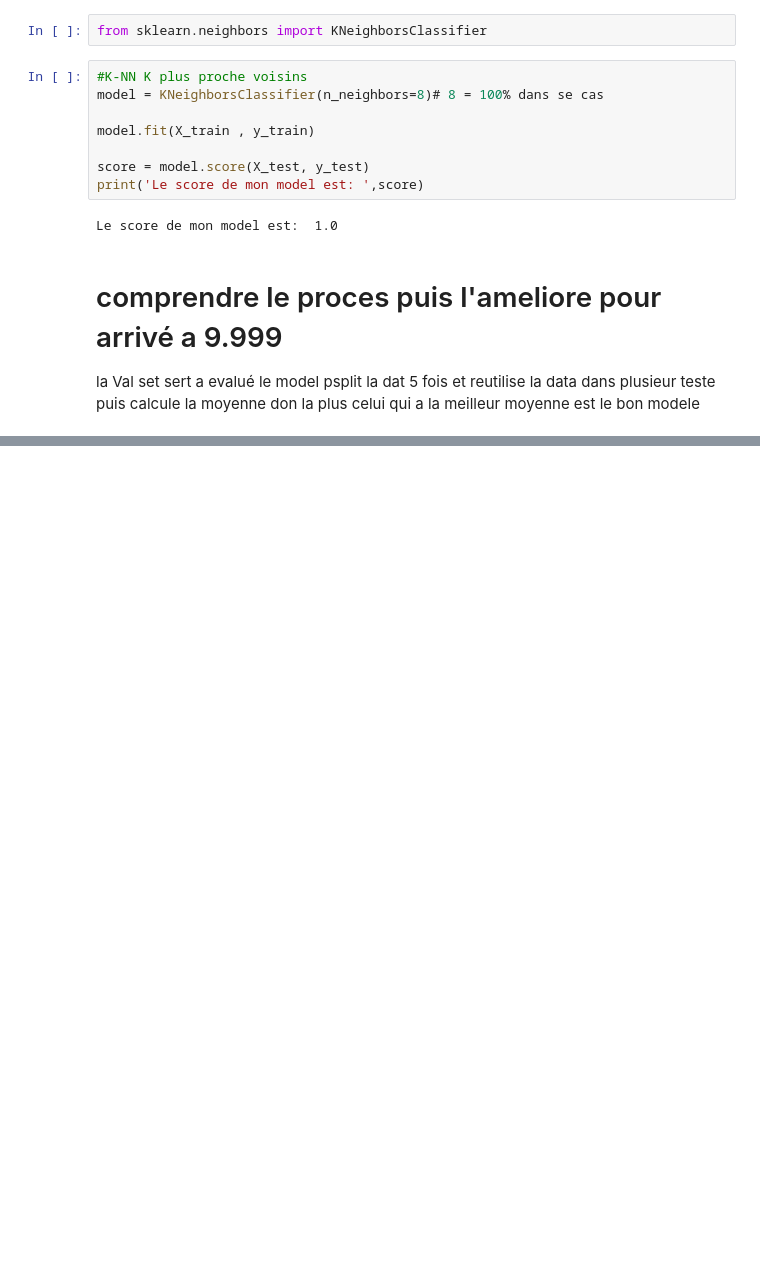
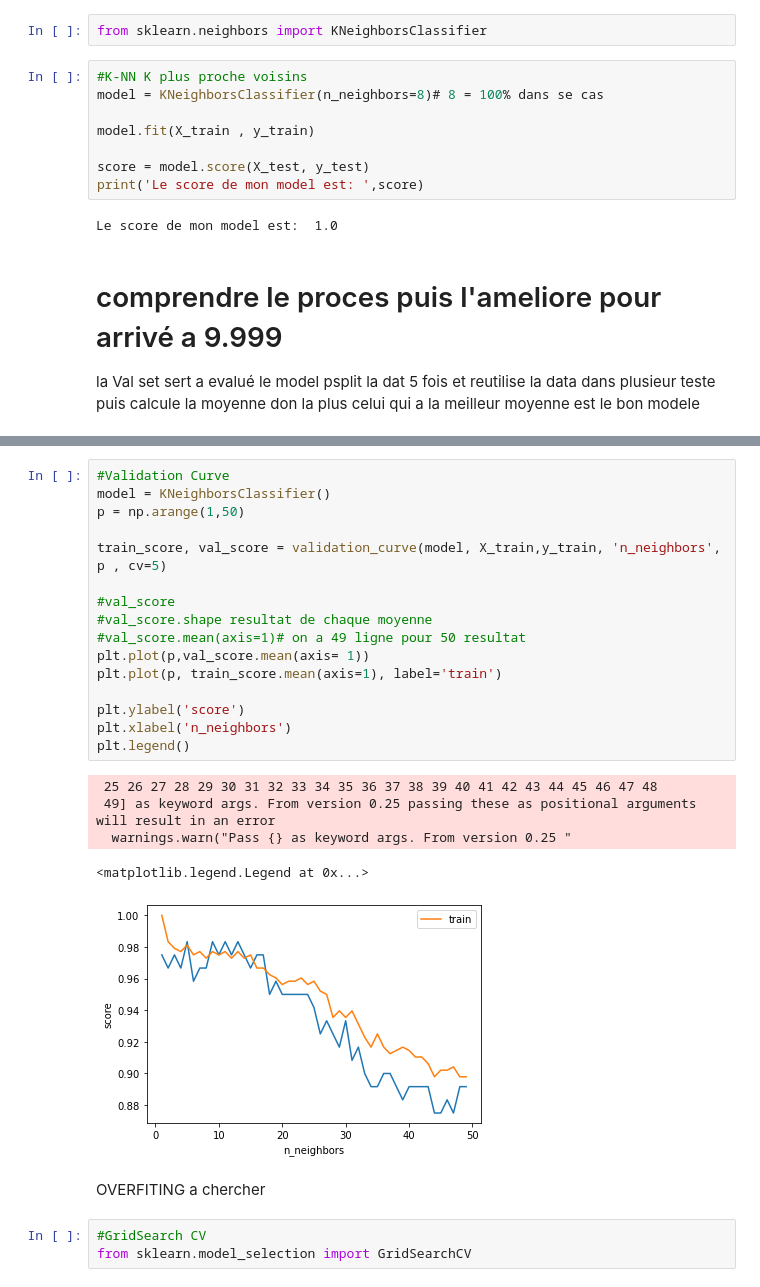
Before and after one commit to ShaD971/Machine-Learning, a Jupyter notebook: Machine Learning(Sikit-learn).ipynb, the cells around one changed output, grey strips where cells are left out. Cells and saved outputs as stored; diff of their text form; blank space fills up the shorter version.

```diff
--- a/Machine Learning(Sikit-learn).ipynb
+++ b/Machine Learning(Sikit-learn).ipynb
@@ -161,0 +177,27 @@ psplit la dat 5 fois et reutilise la data dans plusieur teste puis calcule la mo
+# %%
+#Validation Curve
+model = KNeighborsClassifier()
+p = np.arange(1,50)
+
+train_score, val_score = validation_curve(model, X_train,y_train, 'n_neighbors', p , cv=5)
+
+#val_score
+#val_score.shape resultat de chaque moyenne
+#val_score.mean(axis=1)# on a 49 ligne pour 50 resultat
+plt.plot(p,val_score.mean(axis= 1))
+plt.plot(p, train_score.mean(axis=1), label='train')
+
+plt.ylabel('score')
+plt.xlabel('n_neighbors')
+plt.legend()
+# %% [output]
+ 25 26 27 28 29 30 31 32 33 34 35 36 37 38 39 40 41 42 43 44 45 46 47 48
+ 49] as keyword args. From version 0.25 passing these as positional arguments will result in an error
+  warnings.warn("Pass {} as keyword args. From version 0.25 "
+<matplotlib.legend.Legend at 0x...>
+[figure, added]
+# %% [markdown]
+OVERFITING a chercher
+# %%
+#GridSearch CV
+from sklearn.model_selection import GridSearchCV
```
Also changed, not shown: parts of 30 cells of this notebook.
